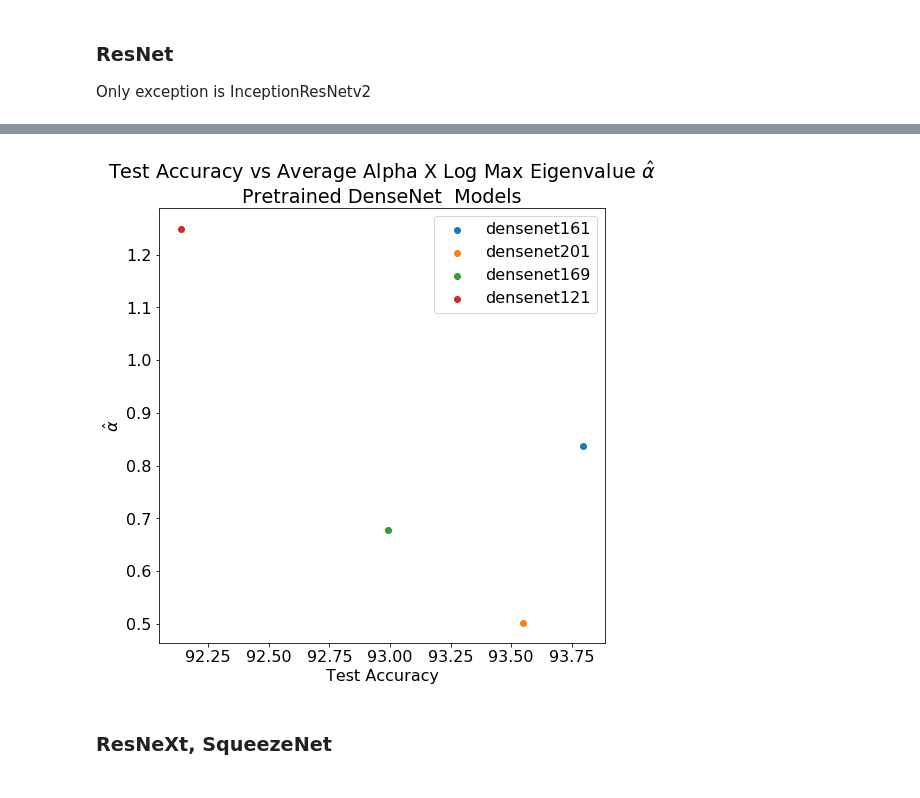
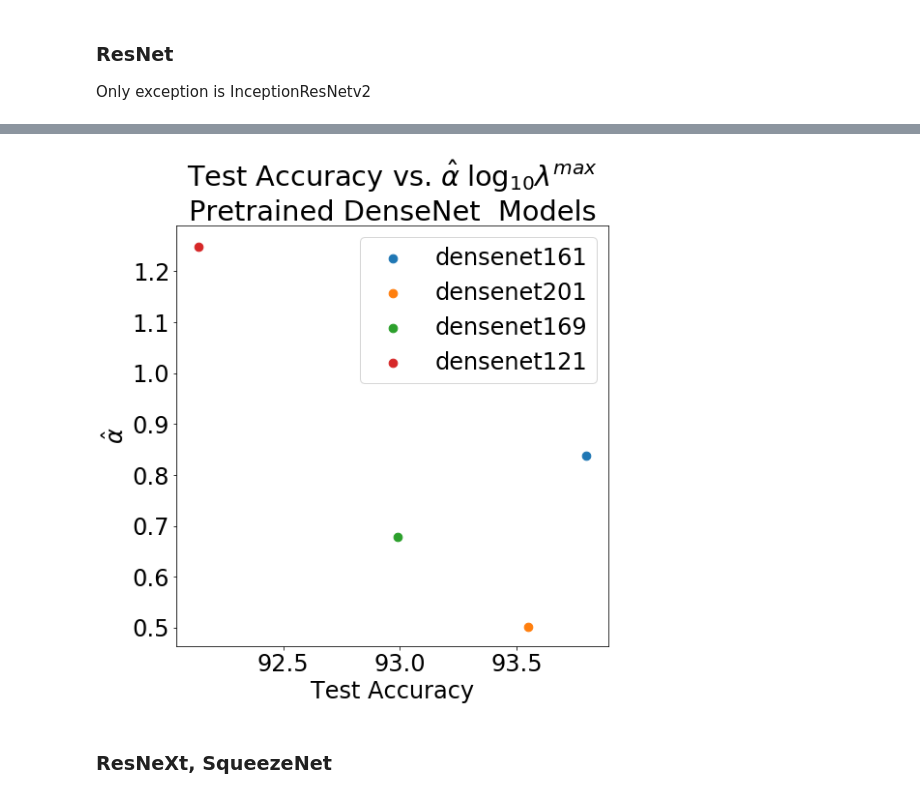
Before and after one commit to CalculatedContent/PredictingTestAccuracies, a Jupyter notebook: pyTorch-models-Accuracies-WeightedAlphas.ipynb, the cells around one changed output, grey strips where cells are left out. Saved outputs shown, nothing was run; the diff lists cells and outputs as text; code cells hidden in the pictures.

```diff
--- a/pyTorch-models-Accuracies-WeightedAlphas.ipynb
+++ b/pyTorch-models-Accuracies-WeightedAlphas.ipynb
@@ -461,8 +438,14 @@ A value is trying to be set on a copy of a slice from a DataFrame.
 Try using .loc[row_indexer,col_indexer] = value instead
 
 See the caveats in the documentation: http://pandas.pydata.org/pandas-docs/stable/indexing.html#indexing-view-versus-copy
+# %%
+import matplotlib.pyplot as plt
+plt.rcParams['figure.figsize'] = [10,10]
+matplotlib.rcParams.update({'font.size': 24})
+marker_size = 75
+
+title = r"Test Accuracy vs. $\hat{\alpha}\;\log_{10}\lambda^{max}$"+"\nPretrained "
 # %%
-plt.rcParams['figure.figsize'] = [8,8]
 
 
 for mf in [df_vgg11, df_vgg13, df_vgg16, df_vgg19]:
@@ -470,10 +453,10 @@ for mf in [df_vgg11, df_vgg13, df_vgg16, df_vgg19]:
     x = mf['acc5'].values
     y = mf['avg_w_alphas'].values
     label = mf['legend'].values[0]
-    plt.scatter(x,y,label=label)
+    plt.scatter(x,y,label=label, s=marker_size)
 
 plt.legend()
-plt.title(r"Test Accuracy vs Average Alpha Log Max Eigenvalue $\hat{\alpha}$"+"\nPretrained VGG and VGG_BN Models")
+plt.title(title+"VGG and VGG_BN Models")
 plt.xlabel(r"Test Accuracy")
 plt.ylabel(r"$\hat{\alpha}$")
 plt.savefig("img/vgg-w_alphas.png")
@@ -489,7 +467,6 @@ df[df['modelname']=='resnet101']
 
 Only exception is InceptionResNetv2
 # %%
-plt.rcParams['figure.figsize'] = [10,10]
 
 x, y = [], []
 
@@ -503,9 +480,9 @@ for name in modelnames:
         print(x,y)
 
         if np.abs(y) > 0:
-            plt.scatter(x,y, label=name)
+            plt.scatter(x,y, label=name, s=marker_size)
 
-plt.title(r"Test Accuracy vs Average Alpha X Log Max Eigenvalue $\hat{\alpha}$"+"\nPretrained (pyTorch default) ResNet Models")
+plt.title(title+" ResNet Models")
 plt.xlabel(r"Test Accuracy")
 plt.ylabel(r"$\hat{\alpha}$")
 plt.legend()
@@ -520,24 +497,24 @@ plt.savefig("img/resnet-pytorch-w_alphas.png")
 # %%
 plt.rcParams['figure.figsize'] = [8,8]
 
 x, y = [], []
 
 for name in df.modelname:
     if 'densenet' in name and 'resnet' not in name:
         #print(name)
         mf = df[df.modelname==name]
         x = mf['acc5'].values
         y = mf['avg_w_alphas'].values
         if np.abs(y) > 0:
-            plt.scatter(x,y, label=name)
+            plt.scatter(x,y, label=name, s=marker_size)
 
-plt.title(r"Test Accuracy vs Average Alpha X Log Max Eigenvalue $\hat{\alpha}$"+"\nPretrained DenseNet  Models")
+plt.title(title+"DenseNet  Models")
 plt.xlabel(r"Test Accuracy")
 plt.ylabel(r"$\hat{\alpha}$")
 plt.legend()
 plt.savefig("img/densenet-pytorch-w_alphas.png")
 # %% [output]
-[figure, old version]
+[figure, new version]
 # %% [markdown]
 ### ResNeXt, SqueezeNet
 # %%
```
Also changed, not shown: parts of 9 cells of this notebook, 4 other files.
